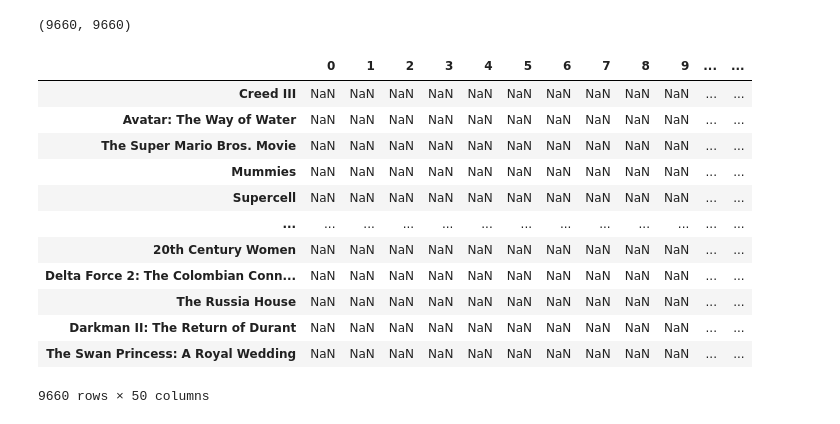
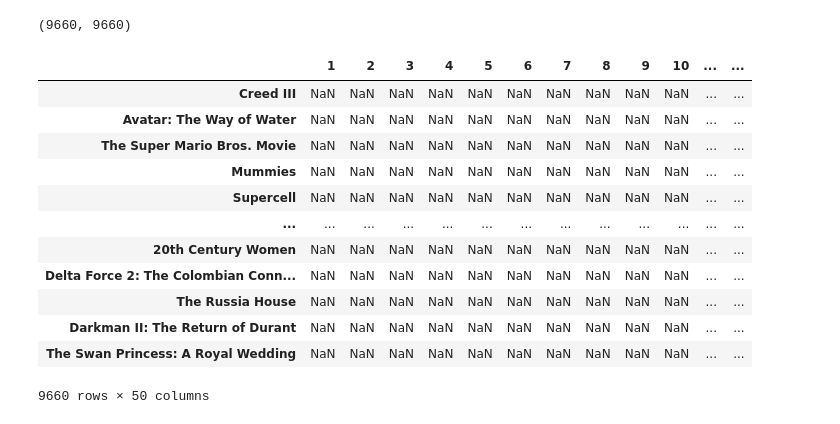
Before and after one commit to neeeal/recommendations-sys-2, a Jupyter notebook: reccomendation-proc.ipynb, the cells around one changed output. Drawn from its saved outputs; the diff is of its cells as text; code cells hidden in the pictures.

```diff
--- a/reccomendation-proc.ipynb
+++ b/reccomendation-proc.ipynb
@@ -157,10 +157,10 @@ sim_df.shape
 # %% [output]
 (9660, 9660)
 # %%
-final_df = pd.DataFrame(columns=[i for i in range(50)], index=sim_df.index)
+final_df = pd.DataFrame(columns=[i for i in range(1,51)], index=sim_df.index)
 final_df
 # %% [output]
-|  | 0 | 1 | 2 | 3 | 4 | 5 | 6 | 7 | 8 | 9 | ... | ... |
+|  | 1 | 2 | 3 | 4 | 5 | 6 | 7 | 8 | 9 | 10 | ... | ... |
 | Creed III | NaN | NaN | NaN | NaN | NaN | NaN | NaN | NaN | NaN | NaN | ... | ... |
 | Avatar: The Way of Water | NaN | NaN | NaN | NaN | NaN | NaN | NaN | NaN | NaN | NaN | ... | ... |
 | The Super Mario Bros. Movie | NaN | NaN | NaN | NaN | NaN | NaN | NaN | NaN | NaN | NaN | ... | ... |
```
Also changed, not shown: parts of 6 cells of this notebook, 1 other file.
